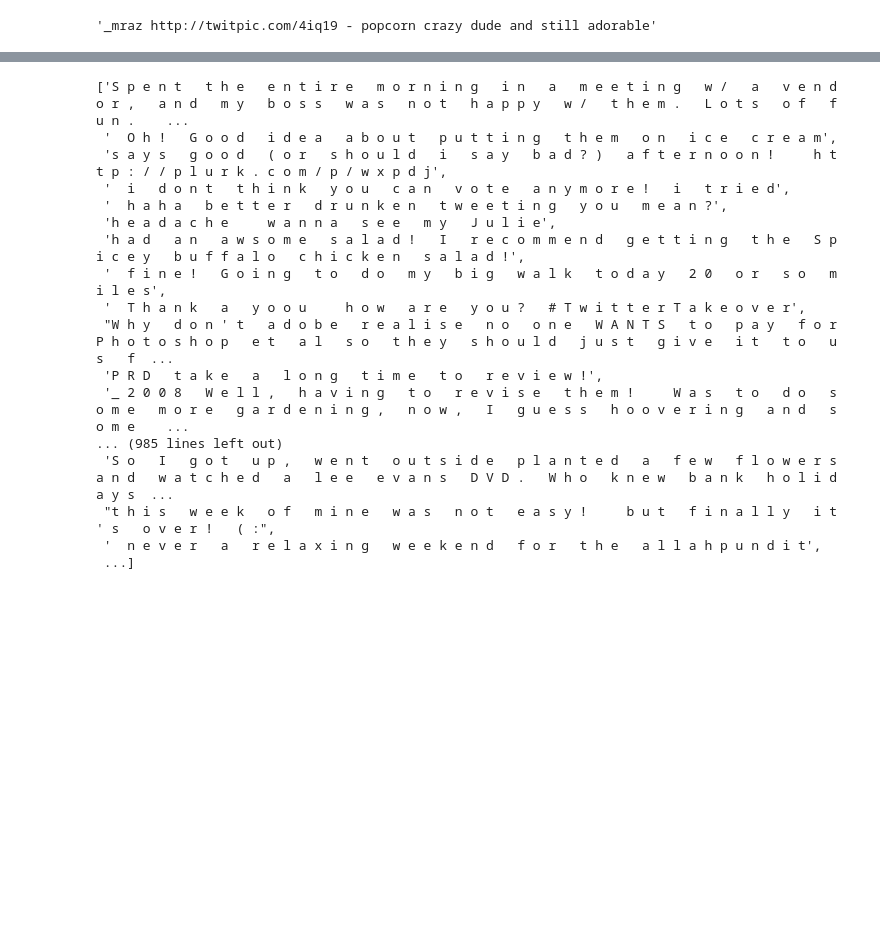
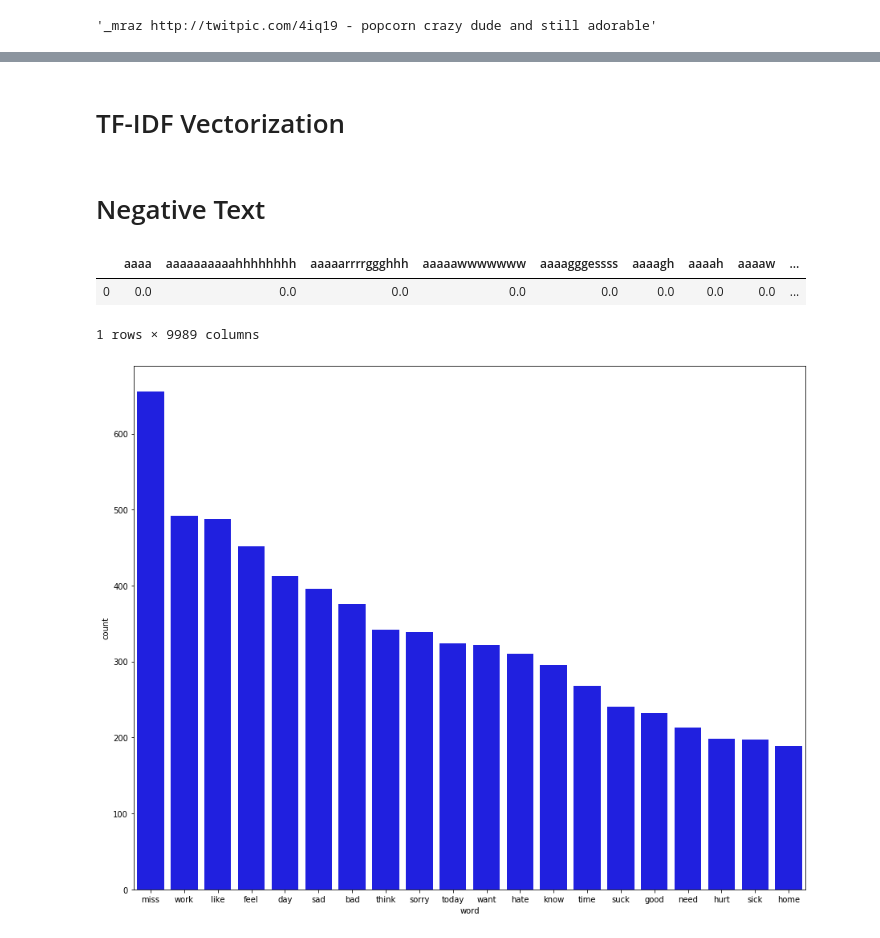
Before and after one commit to FreedomVAce/Tweet_Sentiment_Extraction, a Jupyter notebook: tweet_sentiment_extraction.ipynb, the cells around one changed output, grey strips where cells are left out. Drawn from its saved outputs; the diff is of its cells as text; code cells hidden in the pictures; blank space fills up the shorter version.

```diff
--- a/tweet_sentiment_extraction.ipynb
+++ b/tweet_sentiment_extraction.ipynb
@@ -272,24 +135,0 @@ def clean_sentence(clean_tokens):
-# %%
-clean_text = []
-for text in (train['text']):
-    remove = clean_sentence(text)
-    clean_text.append(remove)
-clean_text
-# %% [output]
-['S p e n t   t h e   e n t i r e   m o r n i n g   i n   a   m e e t i n g   w /   a   v e n d o r ,   a n d   m y   b o s s   w a s   n o t   h a p p y   w /   t h e m .   L o t s   o f   f u n .    ...
- '  O h !   G o o d   i d e a   a b o u t   p u t t i n g   t h e m   o n   i c e   c r e a m',
- 's a y s   g o o d   ( o r   s h o u l d   i   s a y   b a d ? )   a f t e r n o o n !     h t t p : / / p l u r k . c o m / p / w x p d j',
- '  i   d o n t   t h i n k   y o u   c a n   v o t e   a n y m o r e !   i   t r i e d',
- '  h a h a   b e t t e r   d r u n k e n   t w e e t i n g   y o u   m e a n ?',
- 'h e a d a c h e     w a n n a   s e e   m y   J u l i e',
- 'h a d   a n   a w s o m e   s a l a d !   I   r e c o m m e n d   g e t t i n g   t h e   S p i c e y   b u f f a l o   c h i c k e n   s a l a d !',
- '  f i n e !   G o i n g   t o   d o   m y   b i g   w a l k   t o d a y   2 0   o r   s o   m i l e s',
- '  T h a n k   a   y o o u     h o w   a r e   y o u ?   # T w i t t e r T a k e o v e r',
- "W h y   d o n ' t   a d o b e   r e a l i s e   n o   o n e   W A N T S   t o   p a y   f o r   P h o t o s h o p   e t   a l   s o   t h e y   s h o u l d   j u s t   g i v e   i t   t o   u s   f  ...
- 'P R D   t a k e   a   l o n g   t i m e   t o   r e v i e w !',
- '_ 2 0 0 8   W e l l ,   h a v i n g   t o   r e v i s e   t h e m !     W a s   t o   d o   s o m e   m o r e   g a r d e n i n g ,   n o w ,   I   g u e s s   h o o v e r i n g   a n d   s o m e    ...
-... (985 lines left out)
- 'S o   I   g o t   u p ,   w e n t   o u t s i d e   p l a n t e d   a   f e w   f l o w e r s   a n d   w a t c h e d   a   l e e   e v a n s   D V D .   W h o   k n e w   b a n k   h o l i d a y s  ...
- "t h i s   w e e k   o f   m i n e   w a s   n o t   e a s y !     b u t   f i n a l l y   i t ' s   o v e r !   ( :",
- '  n e v e r   a   r e l a x i n g   w e e k e n d   f o r   t h e   a l l a h p u n d i t',
- ...]
@@ -308,2 +158,2 @@ def text_cleaner(text_column):
 # %%
-train['text_new'] = text_cleaner(train['text'])
+train["clean_text"] = clean_text(train["text"])
@@ -311,0 +160,32 @@ train[['text','text_new']]
+# %% [markdown]
+# TF-IDF Vectorization
+# %%
+neg_text = [text for text in train[train['sentiment'] == 0]['clean_text']]
+
+net_text = [text for text in train[train['sentiment'] == 1]['clean_text']]
+
+pos_text = [text for text in train[train['sentiment'] == 2]['clean_text']]
+# %% [markdown]
+# Negative Text
+# %%
+neg_tfidf = TfidfVectorizer().fit(neg_text)
+
+neg_X_train = neg_tfidf.transform(neg_text)
+neg_my_df = pd.DataFrame(columns=neg_tfidf.get_feature_names(), data=neg_X_train.toarray())
+display(neg_my_df.head(1))
+# %% [output]
+|  | aaaa | aaaaaaaaaahhhhhhhh | aaaaarrrrggghhh | aaaaawwwwwww | aaaagggessss | aaaagh | aaaah | aaaaw | ... |
+| 0 | 0.0 | 0.0 | 0.0 | 0.0 | 0.0 | 0.0 | 0.0 | 0.0 | ... |
+1 rows × 9989 columns
+# %%
+neg_word_counts = np.array(np.sum(neg_X_train, axis=0)).reshape((-1,))
+neg_words = np.array(neg_tfidf.get_feature_names())
+neg_words_df = pd.DataFrame({"word":neg_words,"count":neg_word_counts})
+neg_plot = neg_words_df.sort_values(by="count", ascending=False).head(25)
+# %%
+plt.figure(figsize=(15, 12))
+sns.barplot(x = neg_plot['word'].head(20), y = neg_plot['count'].head(20),color='blue')
+
+plt.show()
+# %% [output]
+[figure, added]
```
Also changed, not shown: parts of 28 cells of this notebook.
